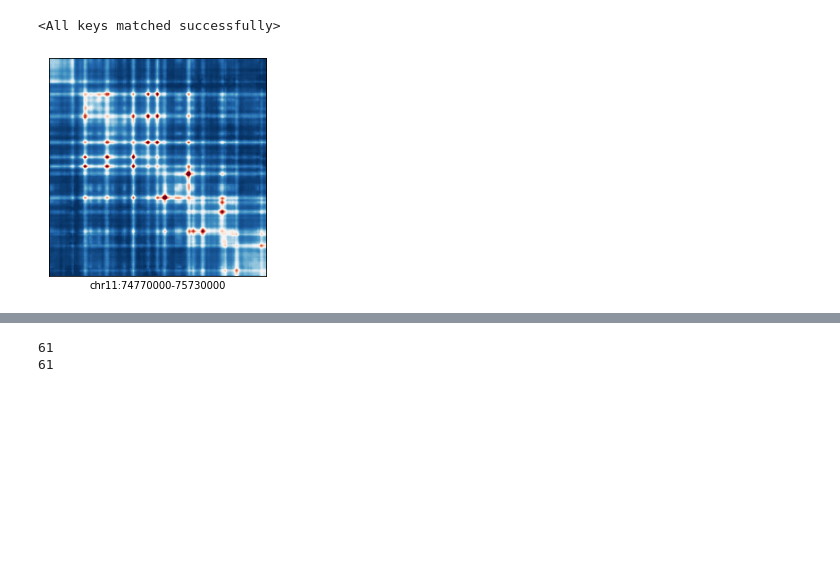
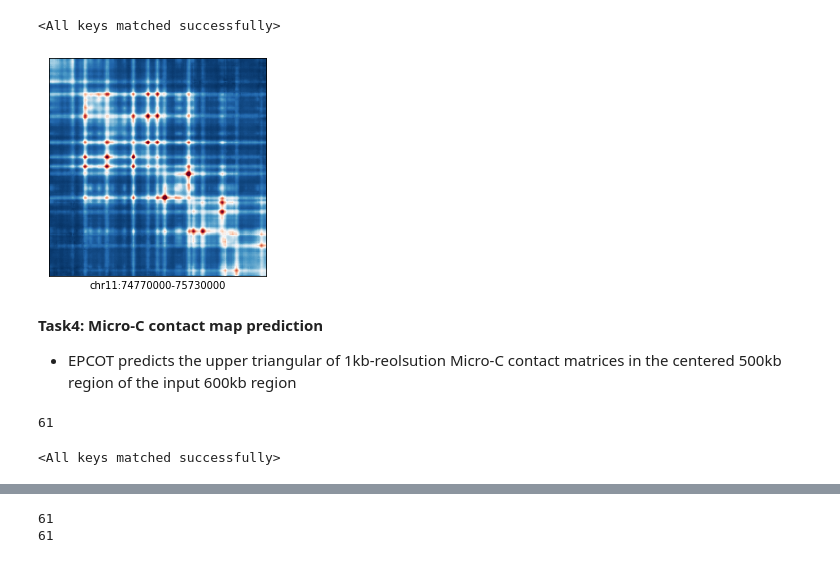
Before and after one commit to liu-bioinfo-lab/EPCOT, a Jupyter notebook: EPCOT_usage.ipynb, the cells around one changed output, grey strips where cells are left out. Cells and saved outputs as stored; diff of their text form; code cells hidden in the pictures; blank space fills up the shorter version.

```diff
--- a/EPCOT_usage.ipynb
+++ b/EPCOT_usage.ipynb
@@ -239 +221,6 @@ You can replace GM12878 DNase-seq with your own DNase-seq as model input, please
+# %%
+input_dnase_file='GM12878_dnase.pickle'
+import pickle
+with open(input_dnase_file,'rb') as f:
+    tmp_GM12878_dnase=pickle.load(f)
 # %% [markdown]
@@ -328,20 +345,33 @@ The model architecture to predict ChIA-pet is the same as that in Hi-C contact m
 # %%
-hic_model_chiapet= build_pretrain_model_hic(hic_args)
-hic_model_chiapet.cuda()
-hic_model_chiapet.eval()
-hic_model_chiapet.load_state_dict(torch.load('models/GM12878_CTCF_chiapet.pt'))
+chiapet_model= build_pretrain_model_hic(hic_args)
+chiapet_model.cuda()
+chiapet_model.eval()
+for m in chiapet_model.modules():
+    if m.__class__.__name__.startswith('BatchNorm'):
+        m.train()
+chiapet_model.load_state_dict(torch.load('models/GM12878_CTCF_chiapet.pt'))
 # %% [output]
 61
 <All keys matched successfully>
+# %%
+### regions of interest, please input a 1Mb region (end-start=1000000)
+hic_chrom,hic_start,hic_end=['chr11',74750000,75750000]
+GM12878_input_dnase=tmp_GM12878_dnase[hic_chrom[3:]].toarray().squeeze()
+
+pred_hic=predict_hic(
+    model=chiapet_model,
+    chrom=hic_chrom,start=hic_start,end=hic_end,
+    dnase=GM12878_input_dnase,
+    fasta_extractor=fasta_extractor)
+pred_hic_mat=complete_mat(arraytouptri(pred_hic.squeeze(),hic_args))
 # %%
-### regions of interest
-hic_chrom,hic_start,hic_end=['chr11',74750000,75750000]
-pred_hic=predict_hic(hic_model_chiapet,hic_chrom,hic_start,hic_end,GM12878_dnase,fasta_extractor)
-pred_hic_mat=complete_mat(arraytouptri(pred_hic[0].squeeze(),hic_args))
-
+#plot results
 fig,ax=plt.subplots()
 plot_hic(ax,pred_hic_mat,vmin=0,vmax=3)
 ax.set_xlabel('%s:%s-%s'%(hic_chrom,hic_start+20000,hic_end-20000))
 plt.show()
 # %% [output]
-[figure, old version]
+[figure, new version]
+# %% [markdown]
+**Task4: Micro-C contact map prediction**
+* EPCOT predicts the upper triangular of 1kb-reolsution Micro-C contact matrices in the centered 500kb region of the input 600kb region
@@ -347,0 +383,11 @@ plt.show()
+# %%
+microc_model= build_pretrain_model_microc(microc_args)
+microc_model.cuda()
+microc_model.eval()
+for m in microc_model.modules():
+    if m.__class__.__name__.startswith('BatchNorm'):
+        m.train()
+microc_model.load_state_dict(torch.load('models/HFF_microc.pt'))
+# %% [output]
+61
+<All keys matched successfully>
```
Also changed, not shown: parts of 56 cells of this notebook.
